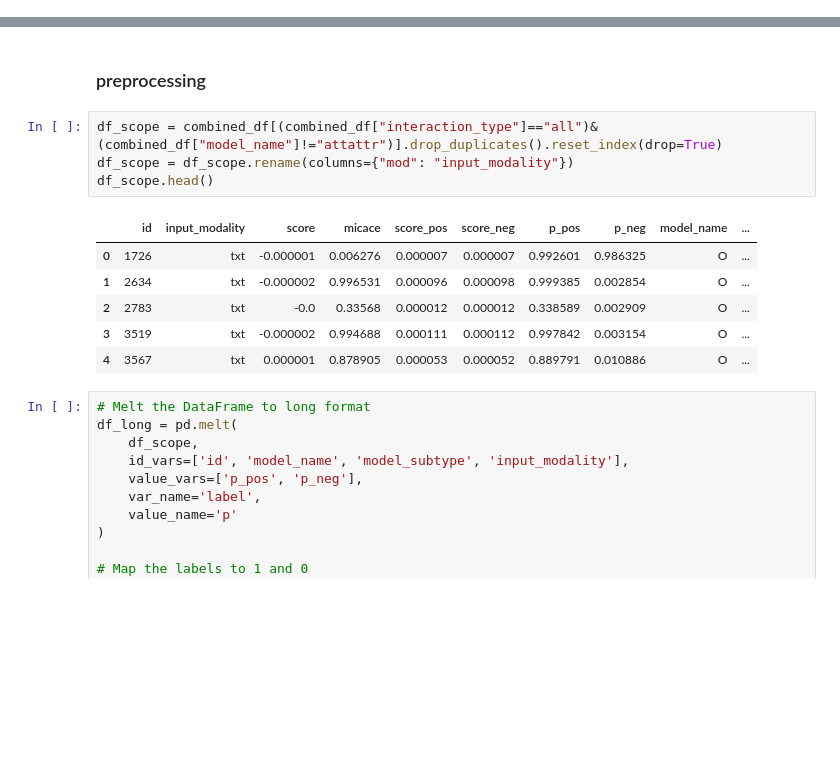
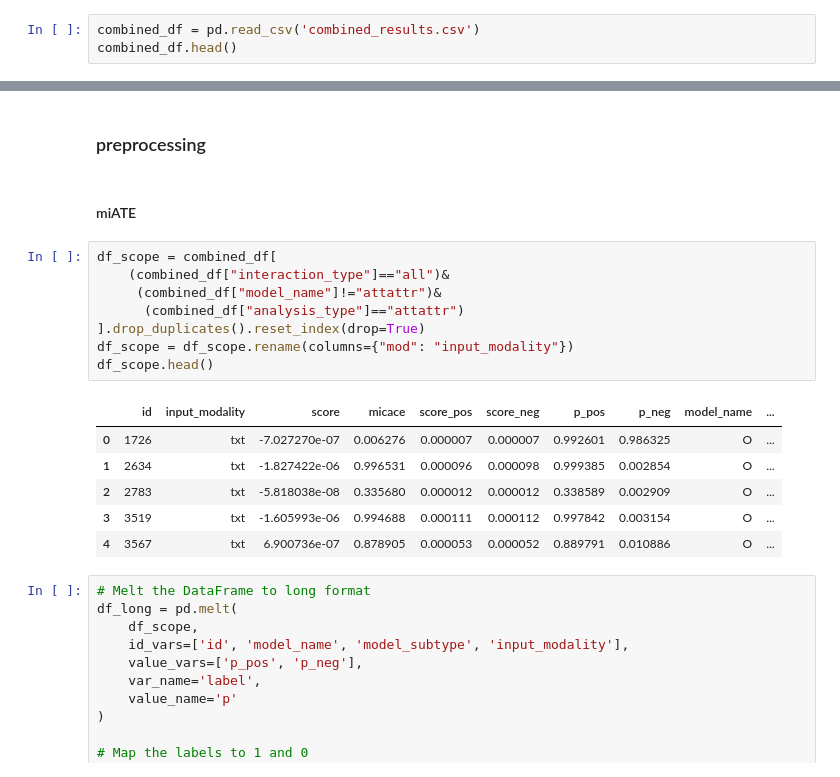
Before and after one commit to HireTheHero/CausalIntersectionalityDualGradient, a Jupyter notebook: notebook/intervention.ipynb, the cells around one changed output, grey strips where cells are left out. Saved outputs shown, nothing was run; the diff lists cells and outputs as text; blank space fills up the shorter version.

```diff
--- a/notebook/intervention.ipynb
+++ b/notebook/intervention.ipynb
@@ -136,3 +143,6 @@ else:
 # %% [output]
 Found 480 relevant CSV files to process.
 Combined DataFrame saved to 'combined_results.csv'.
+# %%
+combined_df = pd.read_csv('combined_results.csv')
+combined_df.head()
@@ -142,17 +159,23 @@ Combined DataFrame saved to 'combined_results.csv'.
 # combined_df[(combined_df["model_name"]=="attattr")].head()
 # %% [markdown]
 ### preprocessing
+# %% [markdown]
+#### miATE
 # %%
-df_scope = combined_df[(combined_df["interaction_type"]=="all")&(combined_df["model_name"]!="attattr")].drop_duplicates().reset_index(drop=True)
+df_scope = combined_df[
+    (combined_df["interaction_type"]=="all")&
+     (combined_df["model_name"]!="attattr")&
+      (combined_df["analysis_type"]=="attattr")
+].drop_duplicates().reset_index(drop=True)
 df_scope = df_scope.rename(columns={"mod": "input_modality"})
 df_scope.head()
 # %% [output]
 |  | id | input_modality | score | micace | score_pos | score_neg | p_pos | p_neg | model_name | ... |
-| 0 | 1726 | txt | -0.000001 | 0.006276 | 0.000007 | 0.000007 | 0.992601 | 0.986325 | O | ... |
-| 1 | 2634 | txt | -0.000002 | 0.996531 | 0.000096 | 0.000098 | 0.999385 | 0.002854 | O | ... |
-| 2 | 2783 | txt | -0.0 | 0.33568 | 0.000012 | 0.000012 | 0.338589 | 0.002909 | O | ... |
-| 3 | 3519 | txt | -0.000002 | 0.994688 | 0.000111 | 0.000112 | 0.997842 | 0.003154 | O | ... |
-| 4 | 3567 | txt | 0.000001 | 0.878905 | 0.000053 | 0.000052 | 0.889791 | 0.010886 | O | ... |
+| 0 | 1726 | txt | -7.027270e-07 | 0.006276 | 0.000007 | 0.000007 | 0.992601 | 0.986325 | O | ... |
+| 1 | 2634 | txt | -1.827422e-06 | 0.996531 | 0.000096 | 0.000098 | 0.999385 | 0.002854 | O | ... |
+| 2 | 2783 | txt | -5.818038e-08 | 0.335680 | 0.000012 | 0.000012 | 0.338589 | 0.002909 | O | ... |
+| 3 | 3519 | txt | -1.605993e-06 | 0.994688 | 0.000111 | 0.000112 | 0.997842 | 0.003154 | O | ... |
+| 4 | 3567 | txt | 6.900736e-07 | 0.878905 | 0.000053 | 0.000052 | 0.889791 | 0.010886 | O | ... |
 # %%
 # Melt the DataFrame to long format
 df_long = pd.melt(
```
Also changed, not shown: parts of 51 cells of this notebook.
